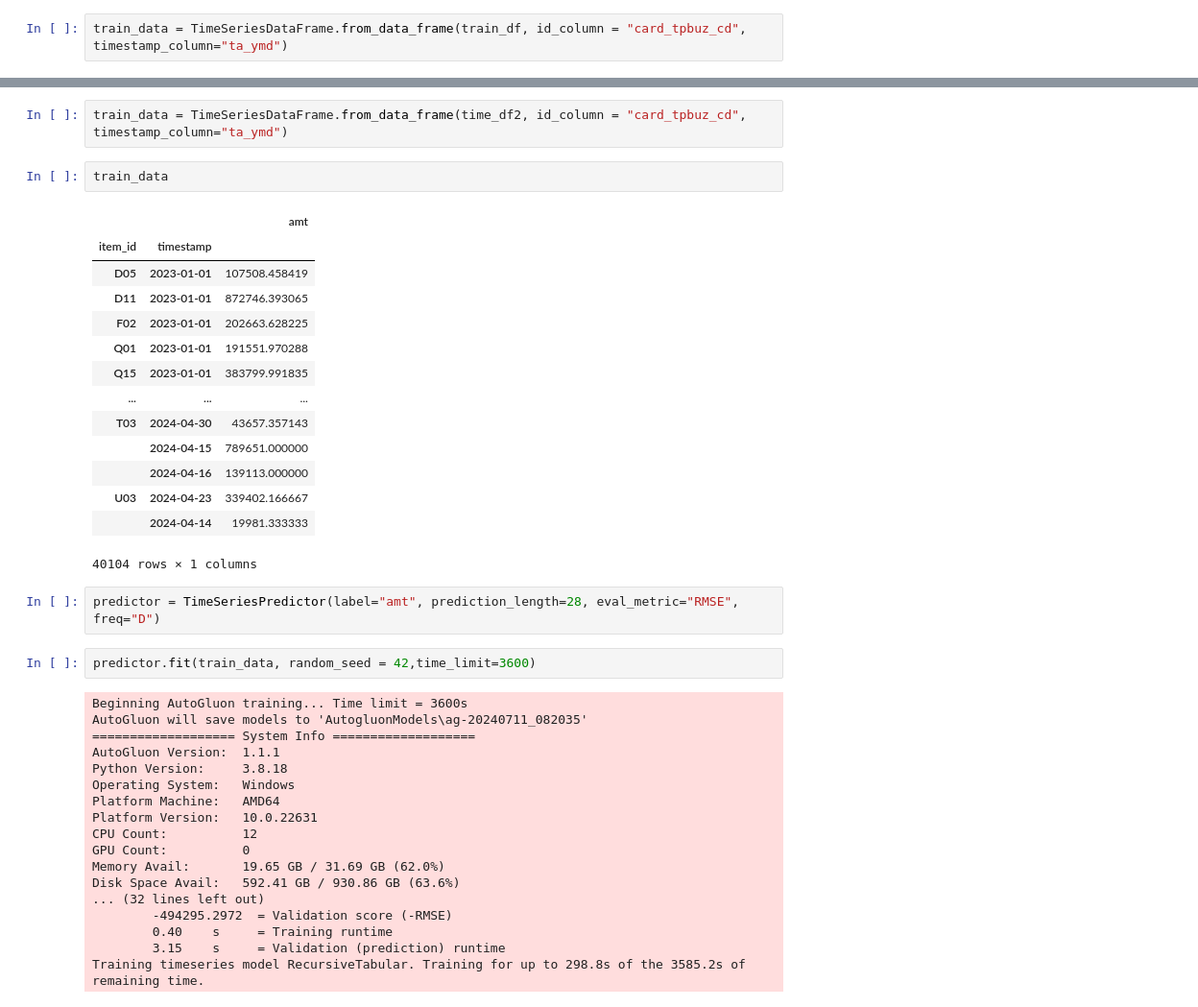
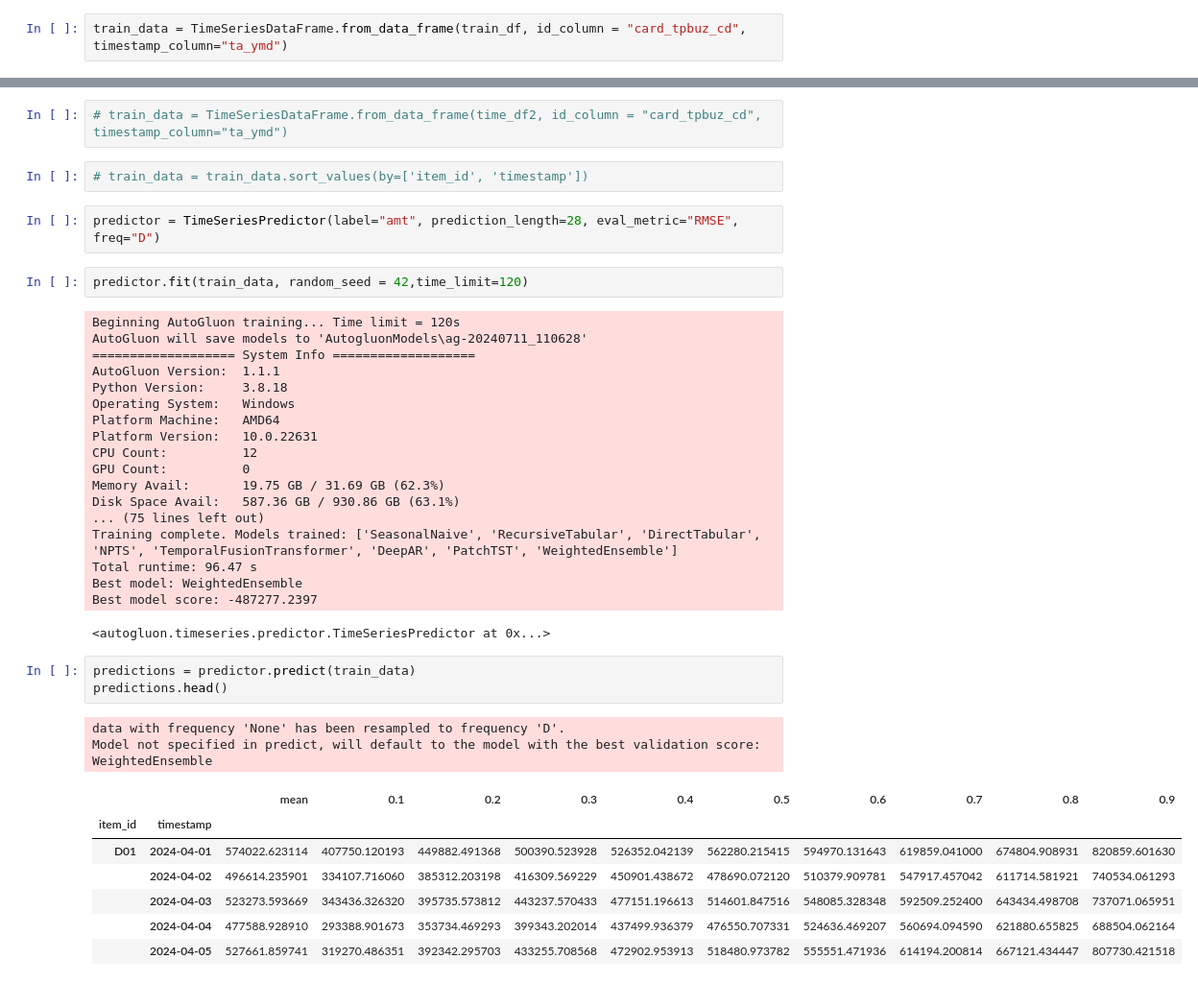
Before and after one commit to analysis-team-2/analysis-team-2-rep, a Jupyter notebook: analysis/preprocessing/time_series_ml.ipynb, the cells around one changed output, grey strips where cells are left out. Shown at 96% size. Saved outputs shown, nothing was run; the diff lists cells and outputs as text.

```diff
--- a/analysis/preprocessing/time_series_ml.ipynb
+++ b/analysis/preprocessing/time_series_ml.ipynb
@@ -132,29 +169,14 @@ train_data
 # %%
-train_data = TimeSeriesDataFrame.from_data_frame(time_df2, id_column = "card_tpbuz_cd", timestamp_column="ta_ymd")
+# train_data = TimeSeriesDataFrame.from_data_frame(time_df2, id_column = "card_tpbuz_cd", timestamp_column="ta_ymd")
 # %%
-train_data
+# train_data = train_data.sort_values(by=['item_id', 'timestamp'])
-# %% [output]
-|  |  | amt |
-| item_id | timestamp |  |
-| D05 | 2023-01-01 | 107508.458419 |
-| D11 | 2023-01-01 | 872746.393065 |
-| F02 | 2023-01-01 | 202663.628225 |
-| Q01 | 2023-01-01 | 191551.970288 |
-| Q15 | 2023-01-01 | 383799.991835 |
-| ... | ... | ... |
-| T03 | 2024-04-30 | 43657.357143 |
-|  | 2024-04-15 | 789651.000000 |
-|  | 2024-04-16 | 139113.000000 |
-| U03 | 2024-04-23 | 339402.166667 |
-|  | 2024-04-14 | 19981.333333 |
-40104 rows × 1 columns
 # %%
 predictor = TimeSeriesPredictor(label="amt", prediction_length=28, eval_metric="RMSE", freq="D")
 # %%
-predictor.fit(train_data, random_seed = 42,time_limit=3600)
+predictor.fit(train_data, random_seed = 42,time_limit=120)
 # %% [output]
-Beginning AutoGluon training... Time limit = 3600s
-AutoGluon will save models to 'AutogluonModels\ag-20240711_082035'
+Beginning AutoGluon training... Time limit = 120s
+AutoGluon will save models to 'AutogluonModels\ag-20240711_110628'
 =================== System Info ===================
 AutoGluon Version:  1.1.1
 Python Version:     3.8.18
@@ -163,10 +185,24 @@ Platform Machine:   AMD64
 Platform Version:   10.0.22631
 CPU Count:          12
 GPU Count:          0
-Memory Avail:       19.65 GB / 31.69 GB (62.0%)
-Disk Space Avail:   592.41 GB / 930.86 GB (63.6%)
-... (32 lines left out)
-        -494295.2972  = Validation score (-RMSE)
-        0.40    s     = Training runtime
-        3.15    s     = Validation (prediction) runtime
-Training timeseries model RecursiveTabular. Training for up to 298.8s of the 3585.2s of remaining time.
+Memory Avail:       19.75 GB / 31.69 GB (62.3%)
+Disk Space Avail:   587.36 GB / 930.86 GB (63.1%)
+... (75 lines left out)
+Training complete. Models trained: ['SeasonalNaive', 'RecursiveTabular', 'DirectTabular', 'NPTS', 'TemporalFusionTransformer', 'DeepAR', 'PatchTST', 'WeightedEnsemble']
+Total runtime: 96.47 s
+Best model: WeightedEnsemble
+Best model score: -487277.2397
+<autogluon.timeseries.predictor.TimeSeriesPredictor at 0x...>
+# %%
+predictions = predictor.predict(train_data)
+predictions.head()
+# %% [output]
+data with frequency 'None' has been resampled to frequency 'D'.
+Model not specified in predict, will default to the model with the best validation score: WeightedEnsemble
+|  |  | mean | 0.1 | 0.2 | 0.3 | 0.4 | 0.5 | 0.6 | 0.7 | 0.8 | 0.9 |
+| item_id | timestamp |  |  |  |  |  |  |  |  |  |  |
+| D01 | 2024-04-01 | 574022.623114 | 407750.120193 | 449882.491368 | 500390.523928 | 526352.042139 | 562280.215415 | 594970.131643 | 619859.041000 | 674804.908931 | 820859.601630 |
+|  | 2024-04-02 | 496614.235901 | 334107.716060 | 385312.203198 | 416309.569229 | 450901.438672 | 478690.072120 | 510379.909781 | 547917.457042 | 611714.581921 | 740534.061293 |
+|  | 2024-04-03 | 523273.593669 | 343436.326320 | 395735.573812 | 443237.570433 | 477151.196613 | 514601.847516 | 548085.328348 | 592509.252400 | 643434.498708 | 737071.065951 |
+|  | 2024-04-04 | 477588.928910 | 293388.901673 | 353734.469293 | 399343.202014 | 437499.936379 | 476550.707331 | 524636.469207 | 560694.094590 | 621880.655825 | 688504.062164 |
+|  | 2024-04-05 | 527661.859741 | 319270.486351 | 392342.295703 | 433255.708568 | 472902.953913 | 518480.973782 | 555551.471936 | 614194.200814 | 667121.434447 | 807730.421518 |
```
Also changed, not shown: parts of 7 cells of this notebook, 1 other file.
